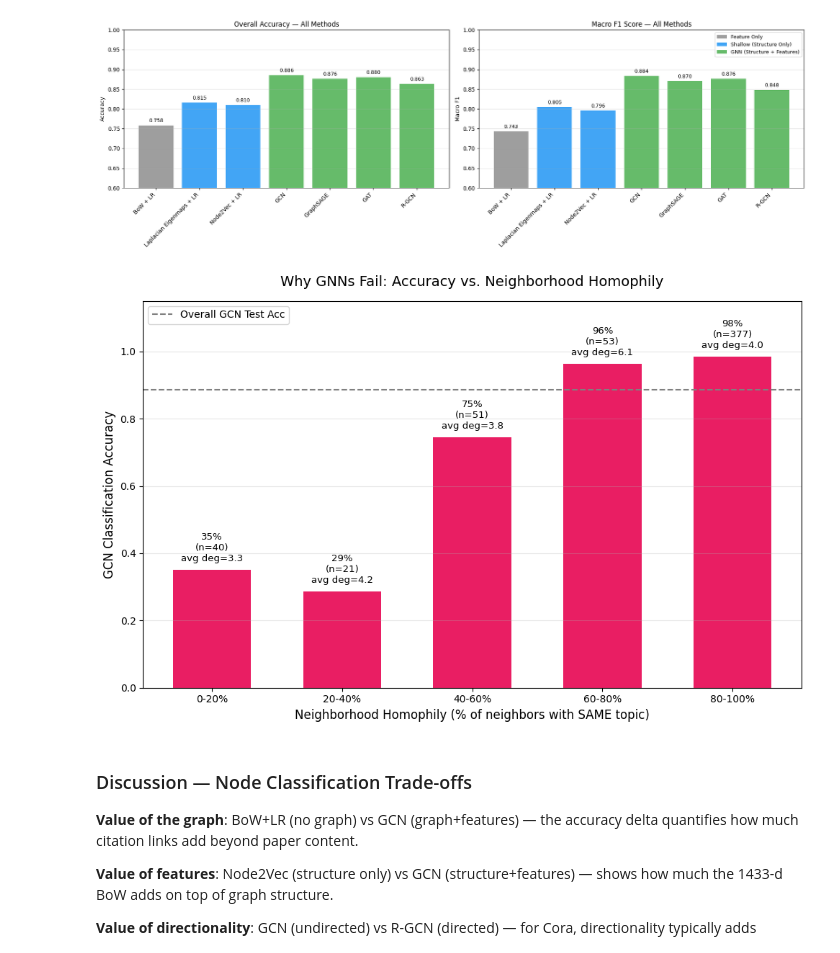
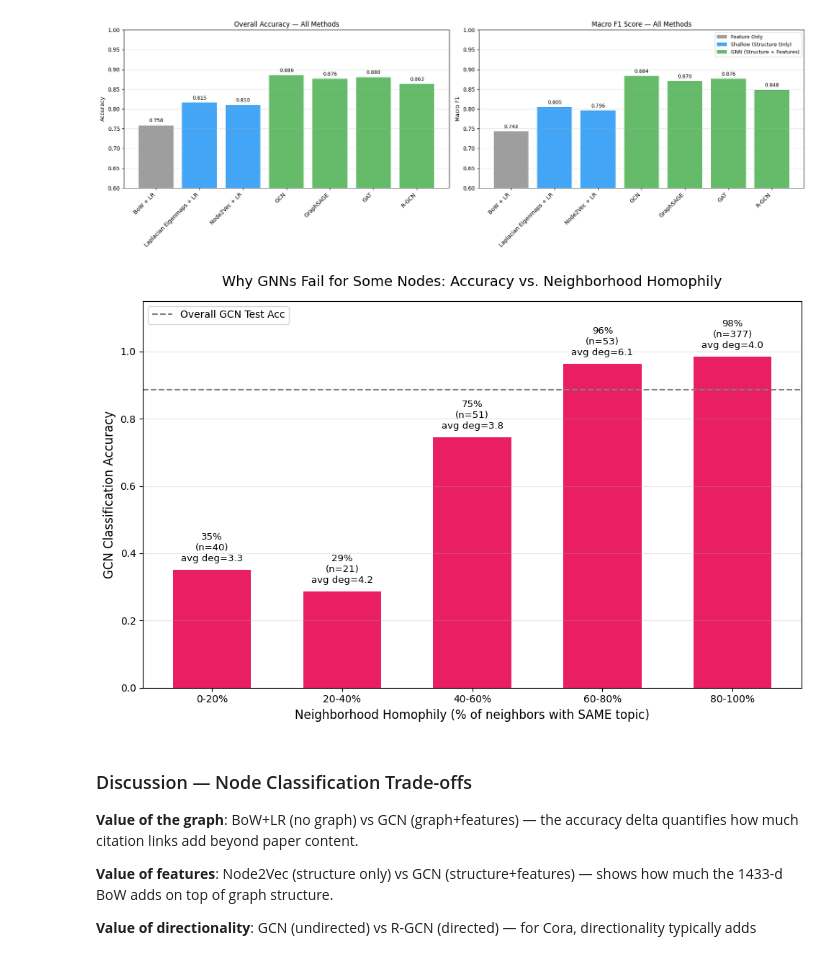
Before and after one commit to hadiqaalamdar/MassiveGraph_Project1, a Jupyter notebook: Part2_GraphEmbeddings.ipynb, the cells around one changed output. Drawn from its saved outputs; the diff is of its cells as text; code cells hidden in the pictures.

Commit message:
More Visuals for CORA

```diff
--- a/Part2_GraphEmbeddings.ipynb
+++ b/Part2_GraphEmbeddings.ipynb
@@ -1794,35 +1859,35 @@ for i in range(len(homophily_labels)):
     else:
         acc_by_homophily.append(0)
         avg_deg_by_homophily.append(0)
 
 # 4. Plot
 fig, ax = plt.subplots(figsize=(10, 6.5))
 bars = ax.bar(homophily_labels, acc_by_homophily, color='#E91E63', width=0.6)
 
 # Add sample counts and avg degree as text inside the bars
 for i, bar in enumerate(bars):
     mask = (homophily_groups == i) & (test_degrees > 0)
     count = mask.sum()
     yval = bar.get_height()
     avg_deg = avg_deg_by_homophily[i]
 
     if count > 0:
         label = f'{yval:.0%}\n(n={count})\navg deg={avg_deg:.1f}'
         ax.text(bar.get_x() + bar.get_width()/2, yval + 0.02,
                 label, ha='center', va='bottom', fontsize=9.5)
 
 ax.axhline(y=results_a['GCN']['accuracy'], color='gray', linestyle='--', label='Overall GCN Test Acc')
-ax.set_title('Why GNNs Fail: Accuracy vs. Neighborhood Homophily', fontsize=14, pad=15)
+ax.set_title('Why GNNs Fail for Some Nodes: Accuracy vs. Neighborhood Homophily', fontsize=14, pad=15)
 ax.set_xlabel('Neighborhood Homophily (% of neighbors with SAME topic)', fontsize=12)
 ax.set_ylabel('GCN Classification Accuracy', fontsize=12)
 ax.set_ylim(0, 1.15) # Extra room for top labels
 ax.legend(loc='upper left')
 ax.grid(axis='y', alpha=0.3)
 
 plt.tight_layout()
 plt.show()
 # %% [output]
-[figure, old version]
+[figure, new version]
 # %% [markdown]
 ### Discussion — Node Classification Trade-offs
 
```
Also changed, not shown: parts of 4 cells of this notebook.
